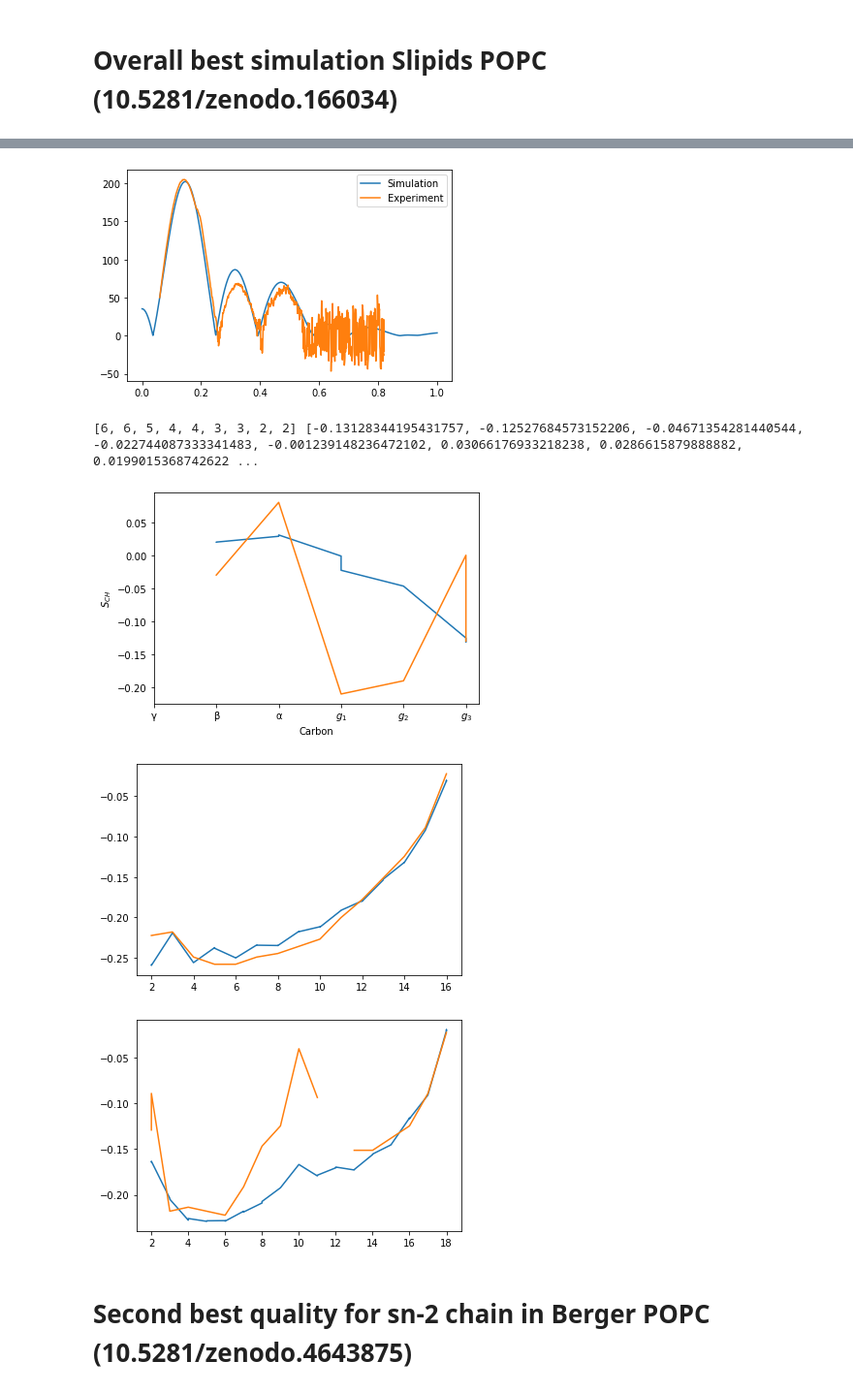
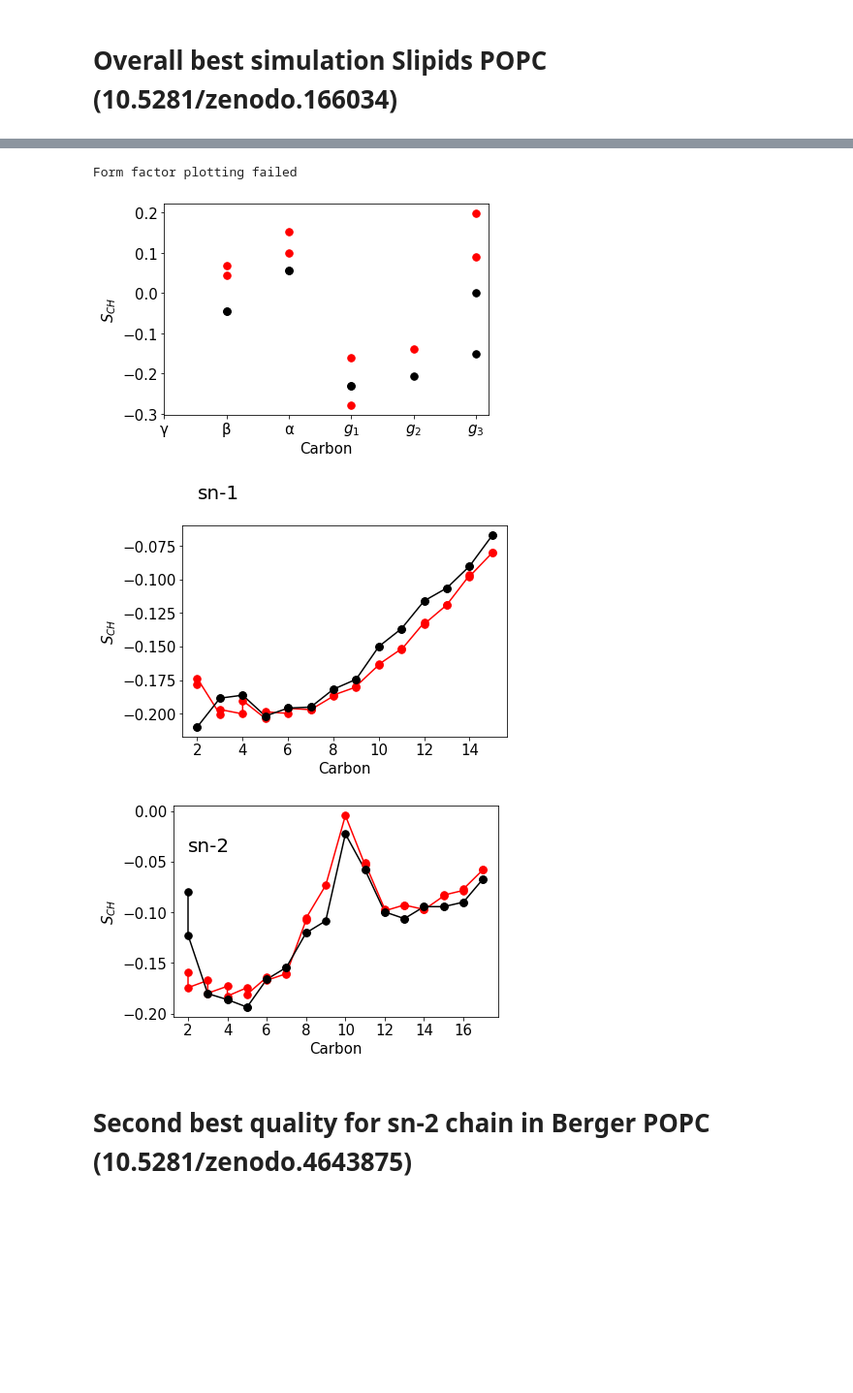
Before and after one commit to NMRLipids/DataBankManuscript, a Jupyter notebook: scripts/plotSimulation.ipynb, the cells around one changed output, grey strips where cells are left out. Shown: that part at 97% size. Drawn from its saved outputs; the diff is of its cells as text; code cells hidden in the pictures; blank space fills up the shorter version.

Commit message:
Update plot simulation

```diff
--- a/scripts/plotSimulation.ipynb
+++ b/scripts/plotSimulation.ipynb
@@ -3,14 +3,17 @@ import json
 import yaml
 import matplotlib.pyplot as plt
 import os
+import numpy as np
 
-def plotFormFactor(expFormFactor,k,legend):
+def plotFormFactor(expFormFactor,k,legend,PlotColor):
     xValues = []
     yValues = []
     for i in expFormFactor:
         xValues.append(i[0])
         yValues.append(k*i[1])
-    plt.plot(xValues,yValues,label = legend)
+    plt.plot(xValues,yValues,label = legend,color=PlotColor)
+    plt.xlabel(r'$q_{z} [Å^{-1}]$')
+    plt.ylabel(r'$|F(q_{z})|$')
     plt.legend(loc="upper right")
 
 
@@ -133,19 +136,34 @@ def plotOrderParameters(OPsim, OPexp):
             yValuesHGsim.append(float(OPsim[key][0][0]))
             yValuesHGexp.append(OPexp[key][0][0])
     #print(xValues,yValues)
-    plt.plot(xValuesHG,yValuesHGsim)
-    plt.plot(xValuesHG,yValuesHGexp)
-    print(xValuesHG,yValuesHGsim)
+    plt.rc('font', size=15)
+    plt.plot(xValuesHG,yValuesHGsim,'.',color='red',markersize=15)
+    plt.plot(xValuesHG,yValuesHGexp,'.',color='black',markersize=15)
+    #print(xValuesHG,yValuesHGsim)
     my_xticks = ['\u03B3','\u03B2','\u03B1','$g_{1}$','$g_{2}$','$g_{3}$']
     plt.xticks([1,2,3,4,5,6], my_xticks)
     plt.xlabel('Carbon')
     plt.ylabel(r'$S_{CH}$')
     plt.show()
-    plt.plot(xValuesSN1,yValuesSN1sim)
-    plt.plot(xValuesSN1,yValuesSN1exp)
+
+    plt.text(2, -0.04, 'sn-1', fontsize=20)
+    plt.xticks(np.arange(min(xValuesSN1), max(xValuesSN1)+1, 2.0))
+    plt.plot(xValuesSN1,yValuesSN1sim,color='red')
+    plt.plot(xValuesSN1,yValuesSN1exp,color='black')
+    plt.plot(xValuesSN1,yValuesSN1sim,'.',color='red',markersize=15)
+    plt.plot(xValuesSN1,yValuesSN1exp,'.',color='black',markersize=15)
+    plt.xlabel('Carbon')
+    plt.ylabel(r'$S_{CH}$')
     plt.show()
-    plt.plot(xValuesSN2,yValuesSN2sim)
-    plt.plot(xValuesSN2,yValuesSN2exp)
+
+    plt.text(2, -0.04, 'sn-2', fontsize=20)
+    plt.xticks(np.arange(min(xValuesSN2), max(xValuesSN2)+1, 2.0))
+    plt.plot(xValuesSN2,yValuesSN2sim,color='red')
+    plt.plot(xValuesSN2,yValuesSN2exp,color='black')
+    plt.plot(xValuesSN2,yValuesSN2sim,'.',color='red',markersize=15)
+    plt.plot(xValuesSN2,yValuesSN2exp,'.',color='black',markersize=15)
+    plt.xlabel('Carbon')
+    plt.ylabel(r'$S_{CH}$')
     plt.show()
 
 
@@ -188,8 +206,8 @@ def plotSimulation(path, lipid):
     try:
         with open(FFpathSIM) as json_file:
             FFsim = json.load(json_file)
-        plotFormFactor(FFsim,1, 'Simulation')
-        plotFormFactor(FFexp,FFq[1], 'Experiment')
+        plotFormFactor(FFsim,1, 'Simulation','red')
+        plotFormFactor(FFexp,FFq[1], 'Experiment','black')
         plt.show()
     except:
         print('Form factor plotting failed')
@@ -216,11 +229,10 @@ range(1, 6)
 # %%
-plotSimulation('Simulations/ba8/888/ba888896d74d078c25b29ae4c106c0096146205f/7ac0f9ece8f6b64afaefad36e542a4162bac4b33/','POPE')
+plotSimulation('Simulations/b26/a77/b26a77bb464996d420103059fbfc792f35f000d8/508b09dc91e254f859051b74040b1dc8e1342919/','POPC')
 # %% [output]
+Form factor plotting failed
-[figure, old version]
+[figure, new version]
-[6, 6, 5, 4, 4, 3, 3, 2, 2] [-0.13128344195431757, -0.12527684573152206, -0.04671354281440544, -0.022744087333341483, -0.001239148236472102, 0.03066176933218238, 0.0286615879888882, 0.0199015368742622 ...
-[figure, old version]
+[figure, new version]
-[figure, old version]
+[figure, new version]
-[figure, removed]
 # %% [markdown]
 # Second best quality for sn-2 chain in Berger POPC (10.5281/zenodo.4643875)
 # %%
```
Also changed, not shown: parts of 7 cells of this notebook.
